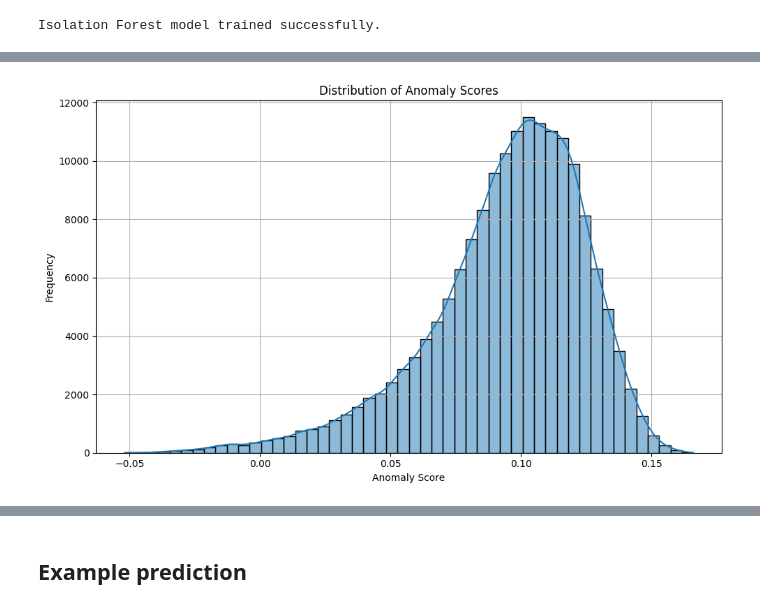
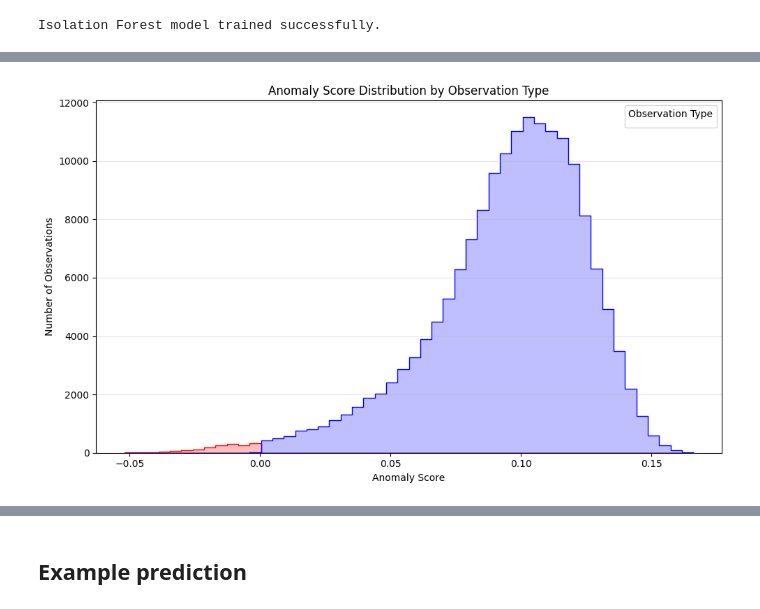
Before and after one commit to Ismat-Samadov/anomalies_in_gas_pipeline, a Jupyter notebook: notebooks/analyse.ipynb, the cells around one changed output, grey strips where cells are left out. Saved outputs shown, nothing was run; the diff lists cells and outputs as text; code cells hidden in the pictures.

```diff
--- a/notebooks/analyse.ipynb
+++ b/notebooks/analyse.ipynb
@@ -357,14 +420,39 @@ plt.show()
 # %%
 plt.figure(figsize=(10, 6))
-sns.histplot(df_encoded['anomaly_score'], bins=50, kde=True)
-plt.title('Distribution of Anomaly Scores')
+
+# Create semantic anomaly labels
+df_encoded['anomaly_label'] = df_encoded['anomaly'].map({
+    1: 'Normal',
+   -1: 'Anomaly'
+})
+
+sns.histplot(
+    data=df_encoded,
+    x='anomaly_score',
+    hue='anomaly_label',
+    bins=50,
+    stat='count',
+    element='step',
+    common_norm=False,
+    palette={
+        'Normal': 'blue',
+        'Anomaly': 'red'
+    }
+)
+
+plt.title('Anomaly Score Distribution by Observation Type')
 plt.xlabel('Anomaly Score')
-plt.ylabel('Frequency')
-plt.grid(True)
+plt.ylabel('Number of Observations')
+plt.legend(title='Observation Type')
+plt.grid(axis='y', alpha=0.3)
+
 plt.tight_layout()
 plt.savefig('../charts/anomaly_score_distribution.png')
 plt.show()
+
+# Optional cleanup
+df_encoded.drop(columns=['anomaly_label'], inplace=True)
 # %% [output]
-[figure, old version]
+[figure, new version]
 # %%
 plt.figure(figsize=(15, 6))
```
Also changed, not shown: parts of 5 cells of this notebook, 6 other files.
